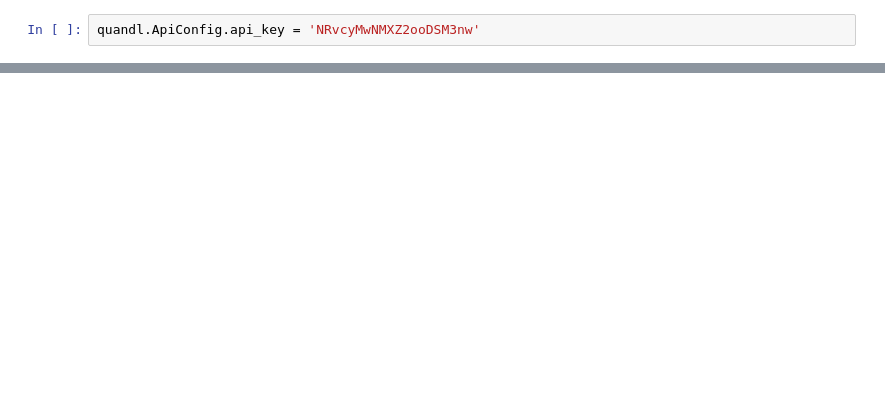
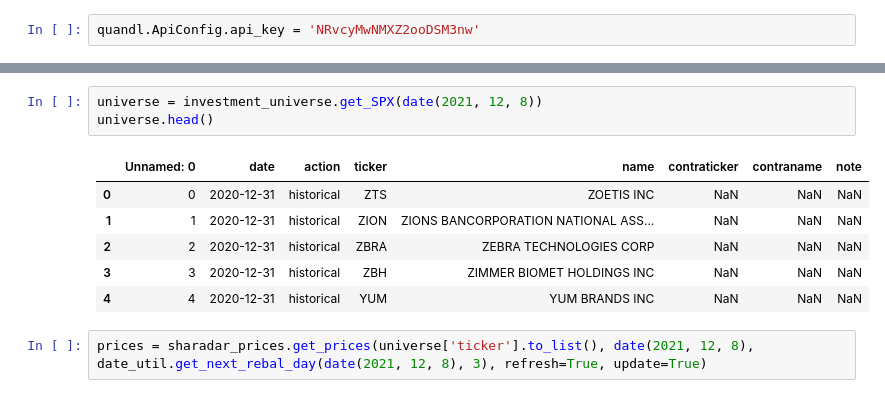
Before and after one commit to springmarathon/nyu-hedge-fund-strategies, a Jupyter notebook: research/investment_universe.ipynb, the cells around one changed output, grey strips where cells are left out. Drawn from its saved outputs; the diff is of its cells as text; blank space fills up the shorter version.

```diff
--- a/research/investment_universe.ipynb
+++ b/research/investment_universe.ipynb
@@ -28,0 +61,12 @@ plt.grid()
+# %%
+universe = investment_universe.get_SPX(date(2021, 12, 8))
+universe.head()
+# %% [output]
+|  | Unnamed: 0 | date | action | ticker | name | contraticker | contraname | note |
+| 0 | 0 | 2020-12-31 | historical | ZTS | ZOETIS INC | NaN | NaN | NaN |
+| 1 | 1 | 2020-12-31 | historical | ZION | ZIONS BANCORPORATION NATIONAL ASS... | NaN | NaN | NaN |
+| 2 | 2 | 2020-12-31 | historical | ZBRA | ZEBRA TECHNOLOGIES CORP | NaN | NaN | NaN |
+| 3 | 3 | 2020-12-31 | historical | ZBH | ZIMMER BIOMET HOLDINGS INC | NaN | NaN | NaN |
+| 4 | 4 | 2020-12-31 | historical | YUM | YUM BRANDS INC | NaN | NaN | NaN |
+# %%
+prices = sharadar_prices.get_prices(universe['ticker'].to_list(), date(2021, 12, 8), date_util.get_next_rebal_day(date(2021, 12, 8), 3), refresh=True, update=True)
```
Also changed, not shown: parts of 10 cells of this notebook, 2 other files.
